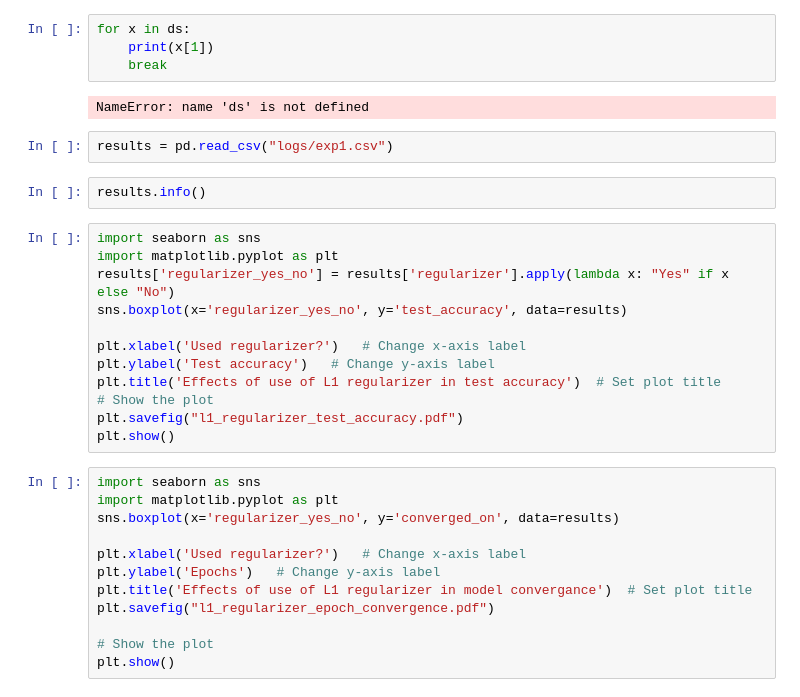
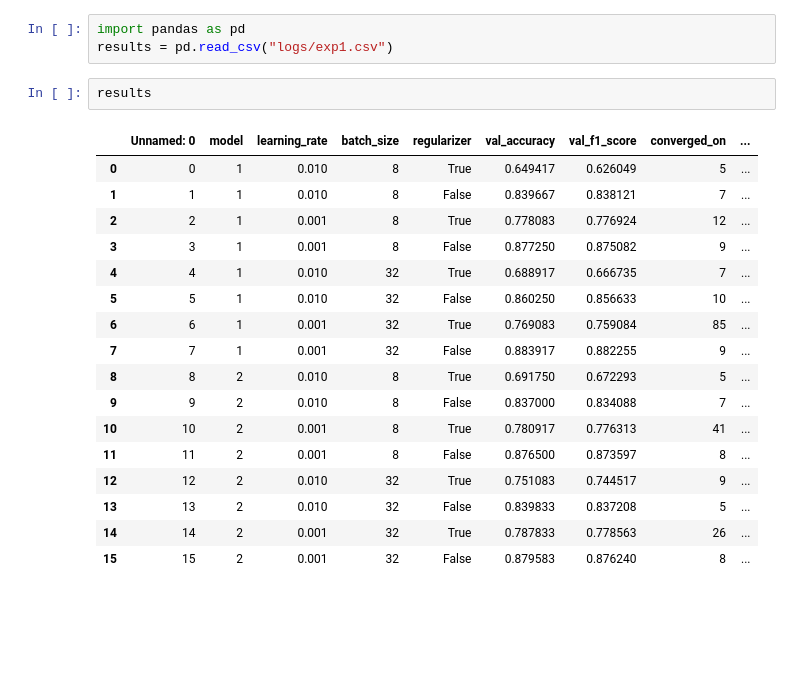
Before and after one commit to aashizpoudel/cse479, a Jupyter notebook: hw1/notebook.ipynb, the cells around one changed output. Saved outputs shown, nothing was run; the diff lists cells and outputs as text; blank space fills up the shorter version.

```diff
--- a/hw1/notebook.ipynb
+++ b/hw1/notebook.ipynb
@@ -37,34 +21,23 @@ Epoch 2/2
-# %%
-for x in ds:
-    print(x[1])
-    break
-# %% [output]
-NameError: name 'ds' is not defined
 # %%
+import pandas as pd
 results = pd.read_csv("logs/exp1.csv")
 # %%
-results.info()
+results
+# %% [output]
+|  | Unnamed: 0 | model | learning_rate | batch_size | regularizer | val_accuracy | val_f1_score | converged_on | ... |
+| 0 | 0 | 1 | 0.010 | 8 | True | 0.649417 | 0.626049 | 5 | ... |
+| 1 | 1 | 1 | 0.010 | 8 | False | 0.839667 | 0.838121 | 7 | ... |
+| 2 | 2 | 1 | 0.001 | 8 | True | 0.778083 | 0.776924 | 12 | ... |
+| 3 | 3 | 1 | 0.001 | 8 | False | 0.877250 | 0.875082 | 9 | ... |
+| 4 | 4 | 1 | 0.010 | 32 | True | 0.688917 | 0.666735 | 7 | ... |
+| 5 | 5 | 1 | 0.010 | 32 | False | 0.860250 | 0.856633 | 10 | ... |
+| 6 | 6 | 1 | 0.001 | 32 | True | 0.769083 | 0.759084 | 85 | ... |
+| 7 | 7 | 1 | 0.001 | 32 | False | 0.883917 | 0.882255 | 9 | ... |
+| 8 | 8 | 2 | 0.010 | 8 | True | 0.691750 | 0.672293 | 5 | ... |
+| 9 | 9 | 2 | 0.010 | 8 | False | 0.837000 | 0.834088 | 7 | ... |
+| 10 | 10 | 2 | 0.001 | 8 | True | 0.780917 | 0.776313 | 41 | ... |
+| 11 | 11 | 2 | 0.001 | 8 | False | 0.876500 | 0.873597 | 8 | ... |
+| 12 | 12 | 2 | 0.010 | 32 | True | 0.751083 | 0.744517 | 9 | ... |
+| 13 | 13 | 2 | 0.010 | 32 | False | 0.839833 | 0.837208 | 5 | ... |
+| 14 | 14 | 2 | 0.001 | 32 | True | 0.787833 | 0.778563 | 26 | ... |
+| 15 | 15 | 2 | 0.001 | 32 | False | 0.879583 | 0.876240 | 8 | ... |
-# %%
-import seaborn as sns
-import matplotlib.pyplot as plt
-results['regularizer_yes_no'] = results['regularizer'].apply(lambda x: "Yes" if x else "No")
-sns.boxplot(x='regularizer_yes_no', y='test_accuracy', data=results)
-
-plt.xlabel('Used regularizer?')   # Change x-axis label
-plt.ylabel('Test accuracy')   # Change y-axis label
-plt.title('Effects of use of L1 regularizer in test accuracy')  # Set plot title
-# Show the plot
-plt.savefig("l1_regularizer_test_accuracy.pdf")
-plt.show()
-# %%
-import seaborn as sns
-import matplotlib.pyplot as plt
-sns.boxplot(x='regularizer_yes_no', y='converged_on', data=results)
-
-plt.xlabel('Used regularizer?')   # Change x-axis label
-plt.ylabel('Epochs')   # Change y-axis label
-plt.title('Effects of use of L1 regularizer in model convergance')  # Set plot title
-plt.savefig("l1_regularizer_epoch_convergence.pdf")
-
-# Show the plot
-plt.show()
```
Also changed, not shown: parts of 13 cells of this notebook, 1 other file.
